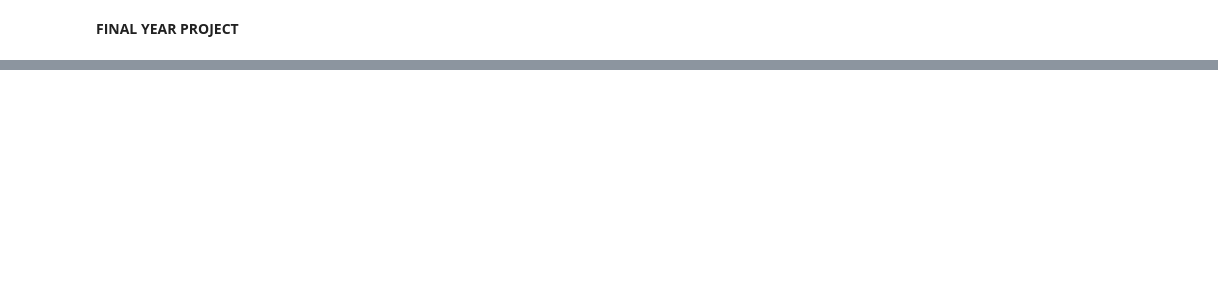
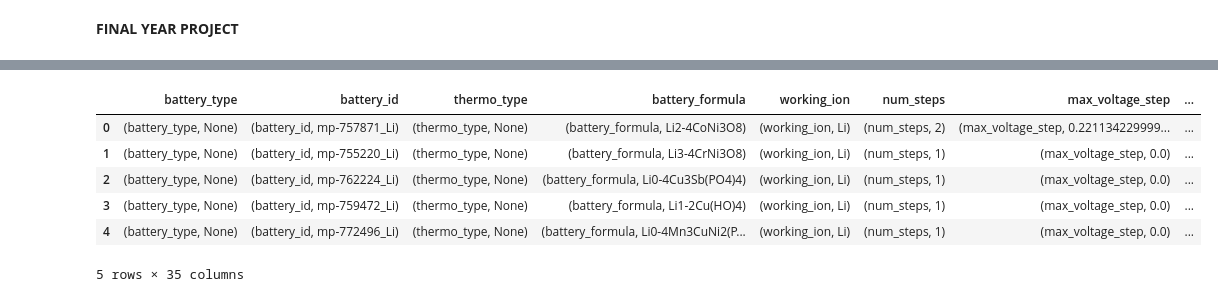
Before and after one commit to Evolved360/Voltage_prediction, a Jupyter notebook: Main.ipynb, the cells around one changed output, grey strips where cells are left out. Drawn from its saved outputs; the diff is of its cells as text; code cells hidden in the pictures; blank space fills up the shorter version.

```diff
--- a/Main.ipynb
+++ b/Main.ipynb
@@ -75,9 +75,3 @@ fields_not_requested=['battery_type', 'thermo_type', 'battery_formula', 'working
 ), MPDataDoc<InsertionElectrodeDoc>(
 battery_id='mp-754620_Li',
 fields_not_requested=['battery_type', 'thermo_type', 'battery_formula', 'working_ion', 'num_steps', 'max_voltage_step', 'last_updated', 'framework', 'framework_formula', 'elements', 'nelements',
-# %%
-def get_battery_data(element):
-  with MPRester(api_key) as mpr:
-    docs1 = mpr.insertion_electrodes.search(working_ion = [element], fields = ['battery_id', 'battery_type', 'thermo_type', 'battery_formula', 'working_ion', 'num_steps', 'max_voltage_step', 'last_updated', 'framework', 'framework_formula', 'elements', 'nelements', 'chemsys', 'formula_anonymous', 'warnings', 'formula_charge', 'formula_discharge', 'max_delta_volume', 'average_voltage', 'capacity_grav', 'capacity_vol', 'energy_grav', 'energy_vol', 'fracA_charge', 'fracA_discharge', 'stability_charge', 'stability_discharge', 'id_charge', 'id_discharge', 'host_structure', 'adj_pairs', 'material_ids', 'entries_composition_summary', 'electrode_object'])
-    df1 = pd.DataFrame(docs1, columns = ['battery_id', 'battery_type', 'thermo_type', 'battery_formula', 'working_ion', 'num_steps', 'max_voltage_step', 'last_updated', 'framework', 'framework_formula', 'elements', 'nelements', 'chemsys', 'formula_anonymous', 'warnings', 'formula_charge', 'formula_discharge', 'max_delta_volume', 'average_voltage', 'capacity_grav', 'capacity_vol', 'energy_grav', 'energy_vol', 'fracA_charge', 'fracA_discharge', 'stability_charge', 'stability_discharge', 'id_charge', 'id_discharge', 'host_structure', 'adj_pairs', 'material_ids', 'entries_composition_summary', 'electrode_object', 'fields_not_requested'])
-    return df1
@@ -112,0 +81,18 @@ battery_data.head(10)
+# %%
+def get_battery_data(element):
+  with MPRester(api_key) as mpr:
+    docs1 = mpr.insertion_electrodes.search(working_ion = [element], fields = ['battery_id', 'battery_type', 'thermo_type', 'battery_formula', 'working_ion', 'num_steps', 'max_voltage_step', 'last_updated', 'framework', 'framework_formula', 'elements', 'nelements', 'chemsys', 'formula_anonymous', 'warnings', 'formula_charge', 'formula_discharge', 'max_delta_volume', 'average_voltage', 'capacity_grav', 'capacity_vol', 'energy_grav', 'energy_vol', 'fracA_charge', 'fracA_discharge', 'stability_charge', 'stability_discharge', 'id_charge', 'id_discharge', 'host_structure', 'adj_pairs', 'material_ids', 'entries_composition_summary', 'electrode_object'])
+    df1 = pd.DataFrame(docs1, columns = ['battery_type', 'battery_id', 'thermo_type', 'battery_formula', 'working_ion', 'num_steps', 'max_voltage_step', 'last_updated', 'framework', 'framework_formula', 'elements', 'nelements', 'chemsys', 'formula_anonymous', 'warnings', 'formula_charge', 'formula_discharge', 'max_delta_volume', 'average_voltage', 'capacity_grav', 'capacity_vol', 'energy_grav', 'energy_vol', 'fracA_charge', 'fracA_discharge', 'stability_charge', 'stability_discharge', 'id_charge', 'id_discharge', 'host_structure', 'adj_pairs', 'material_ids', 'entries_composition_summary', 'electrode_object', 'fields_not_requested'])
+    return df1
+# %%
+Li_data = get_battery_data('Li')
+# %%
+Li_data.head()
+# %% [output]
+|  | battery_type | battery_id | thermo_type | battery_formula | working_ion | num_steps | max_voltage_step | ... |
+| 0 | (battery_type, None) | (battery_id, mp-757871_Li) | (thermo_type, None) | (battery_formula, Li2-4CoNi3O8) | (working_ion, Li) | (num_steps, 2) | (max_voltage_step, 0.221134229999... | ... |
+| 1 | (battery_type, None) | (battery_id, mp-755220_Li) | (thermo_type, None) | (battery_formula, Li3-4CrNi3O8) | (working_ion, Li) | (num_steps, 1) | (max_voltage_step, 0.0) | ... |
+| 2 | (battery_type, None) | (battery_id, mp-762224_Li) | (thermo_type, None) | (battery_formula, Li0-4Cu3Sb(PO4)4) | (working_ion, Li) | (num_steps, 1) | (max_voltage_step, 0.0) | ... |
+| 3 | (battery_type, None) | (battery_id, mp-759472_Li) | (thermo_type, None) | (battery_formula, Li1-2Cu(HO)4) | (working_ion, Li) | (num_steps, 1) | (max_voltage_step, 0.0) | ... |
+| 4 | (battery_type, None) | (battery_id, mp-772496_Li) | (thermo_type, None) | (battery_formula, Li0-4Mn3CuNi2(P... | (working_ion, Li) | (num_steps, 1) | (max_voltage_step, 0.0) | ... |
+5 rows × 35 columns
```
Also changed, not shown: parts of 4 cells of this notebook.
